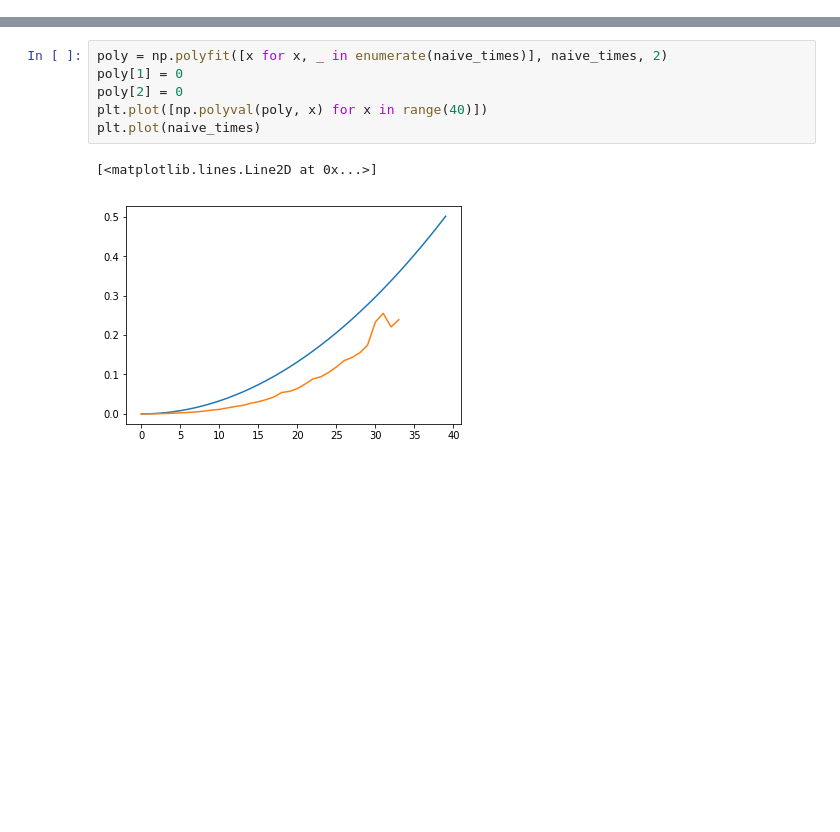
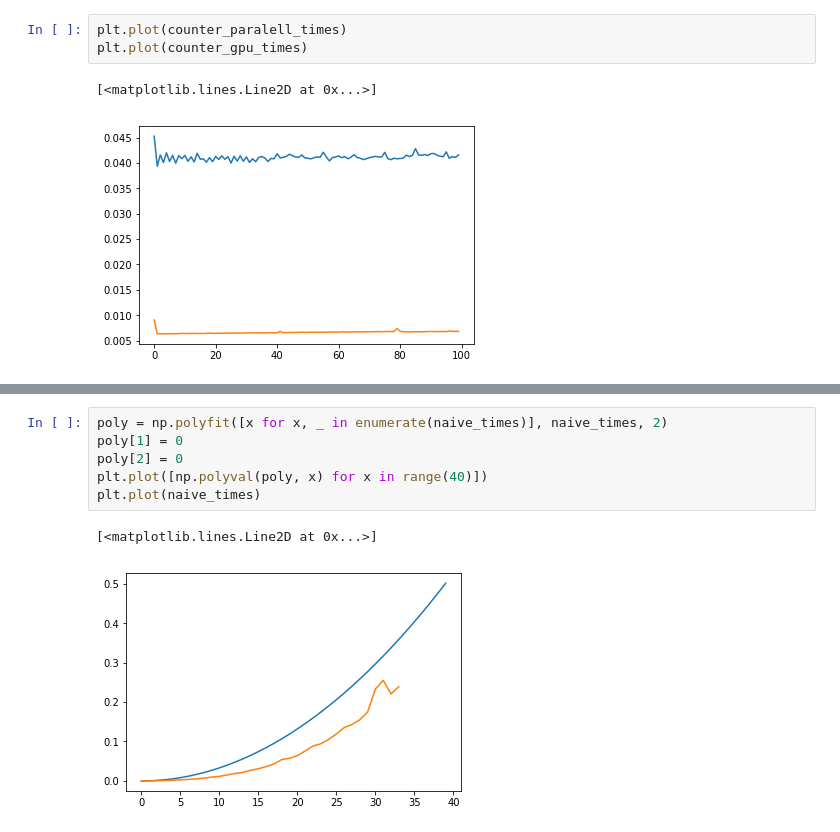
Before and after one commit to costalago/examples, a Jupyter notebook: algorithms/Bowl.ipynb, the cells around one changed output, grey strips where cells are left out. Saved outputs shown, nothing was run; the diff lists cells and outputs as text; blank space fills up the shorter version.

```diff
--- a/algorithms/Bowl.ipynb
+++ b/algorithms/Bowl.ipynb
@@ -185,3 +272,9 @@ plt.plot(random_times)
+# %%
+plt.plot(counter_paralell_times)
+plt.plot(counter_gpu_times)
+# %% [output]
+[<matplotlib.lines.Line2D at 0x...>]
+[figure, added]
 # %%
 bowl = get_str(1000000)
 
```
Also changed, not shown: parts of 10 cells of this notebook, 1 other file.
